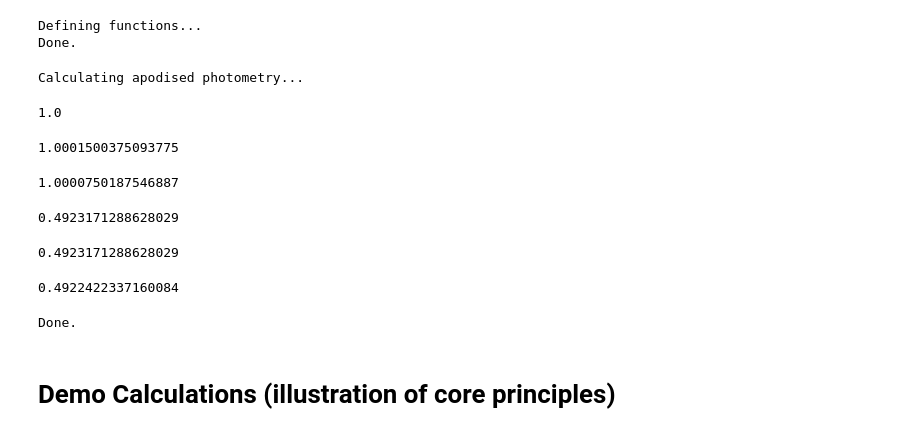
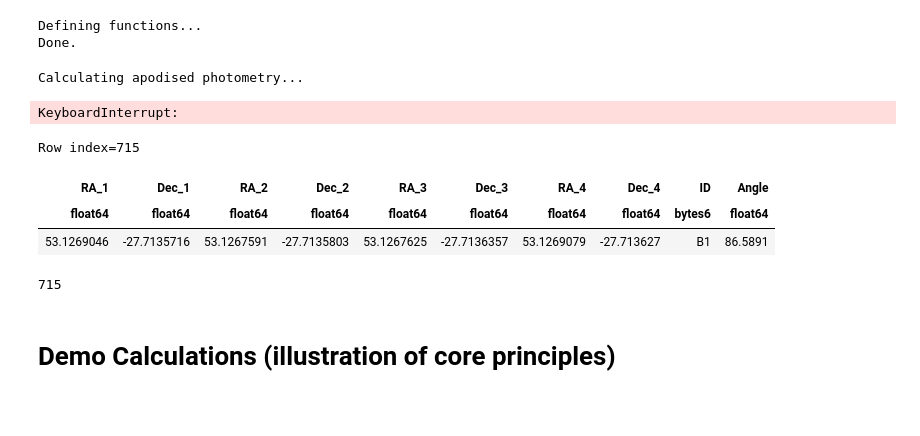
Before and after one commit to ImaanBontle/apo-phot, a Jupyter notebook: Apo_Phot.ipynb, the cells around one changed output. Saved outputs shown, nothing was run; the diff lists cells and outputs as text; code cells hidden in the pictures; blank space fills up the shorter version.

```diff
--- a/Apo_Phot.ipynb
+++ b/Apo_Phot.ipynb
@@ -98,15 +95,16 @@ Done.
 print("Importing dataset and coordinates...")
 
 ### Define relevant lists
-# List of pointings
-Visits = [
-    "c1-2e1n1-G235M-F170LP",
-    "c1-2e1n2-G235M-F170LP",
-    "c1-2e1n3-G235M-F170LP",
-    "c1-2e2n1-G395M-F290LP",
-    "c1-2e2n2-G395M-F290LP",
-    "c1-2e2n3-G395M-F290LP",
-]
+# List of pointings (or number of pointings in the case of uploading existing apertures).
+# Visits = [
+#     "c1-2e1n1-G235M-F170LP",
+#     "c1-2e1n2-G235M-F170LP",
+#     "c1-2e1n3-G235M-F170LP",
+#     "c1-2e2n1-G395M-F290LP",
+#     "c1-2e2n2-G395M-F290LP",
+#     "c1-2e2n3-G395M-F290LP",
+# ]
+Visits = np.arange(0, 5, 1)
 # List of NIRCam images
 Images = ["sw_F090W", "sw_F150W", "sw_F200W", "lw_F277W", "lw_F356W", "lw_F444W"]
 # List of primary IDs
@@ -116,10 +114,12 @@ Radii = [(30, 50), (70, 90), (20, 40)]
 # List of extensions per image
 DataTypes = ["sci", "err", "con", "wht", "var_poisson", "var_rnoise", "var_flat"]
 
-### Load all APT csv tables (info on apertures per pointing)
+# ### Load all APT csv tables (containing info on apertures per pointing)
 APT = {}
-for visit in Visits:
-    APT[visit] = tbl.Table.read(f"../SharedData/NIRSpec/MST_Data/2736-obs8-{visit}.csv")
+# for visit in Visits:
+#     APT[visit] = tbl.Table.read(f"../SharedData/NIRSpec/MST_Data/2736-obs8-{visit}.csv")
+### Or load the catalogue of galaxies with associated apertures.
+Catalogue = tbl.Table.read(f"../SharedData/NIRSpec/MEDIUM/ds9_slit_regions.fits")
 
 
 # Function to grab MSA information from APT csv tables
@@ -149,11 +149,11 @@ Align = {}
 for x in range(0, len(APT["Align"]), 1):
     Align = Grab_Gals(APT, Align, "Align", x)
 
-# Grab complete longlist of galaxies
 Longlist = {}
-for visit in Visits:
-    for x in range(0, len(APT[visit]), 1):
-        Longlist = Grab_Gals(APT, Longlist, visit, x)
+# # Grab complete longlist of galaxies
+# for visit in Visits:
+#     for x in range(0, len(APT[visit]), 1):
+#         Longlist = Grab_Gals(APT, Longlist, visit, x)
 
 
 # Grab image data
@@ -165,7 +165,7 @@ for image in tqdm(Images, desc="Images"):
     )
     Longlist[image]["header"] = hdu_file[0].header
     for x, dtyp in tqdm(
-        zip(np.arange(1, 8, 1), DataTypes), desc="Extensions", leave=False
+        zip(np.arange(1, len(DataTypes)+1, 1), DataTypes), desc="Extensions", leave=False
     ):
         Longlist[image][dtyp] = {}
         Longlist[image][dtyp]["data"] = np.ma.array(
@@ -767,18 +1143,23 @@ Done.
 # %%
 print("Calculating apodised photometry...")
 
-Apodised_Photometry()
+Apodised_Photometry(ApFlag=True)
 
 print("Done.")
 # %% [output]
 Calculating apodised photometry...
-1.0
+KeyboardInterrupt:
-1.0001500375093775
-1.0000750187546887
-0.4923171288628029
-0.4923171288628029
-0.4922422337160084
-Done.
+# %%
+Catalogue[715]
+# %% [output]
+Row index=715
+| RA_1 | Dec_1 | RA_2 | Dec_2 | RA_3 | Dec_3 | RA_4 | Dec_4 | ID | Angle |
+| float64 | float64 | float64 | float64 | float64 | float64 | float64 | float64 | bytes6 | float64 |
+| 53.1269046 | -27.7135716 | 53.1267591 | -27.7135803 | 53.1267625 | -27.7136357 | 53.1269079 | -27.713627 | B1 | 86.5891 |
+# %%
+np.where(Catalogue["ID"] == "B1")[0][0]
+# %% [output]
+715
 # %% [markdown]
 # Demo Calculations (illustration of core principles)
 # %% [markdown]
```
Also changed, not shown: parts of 2 cells of this notebook, 4 other files.
